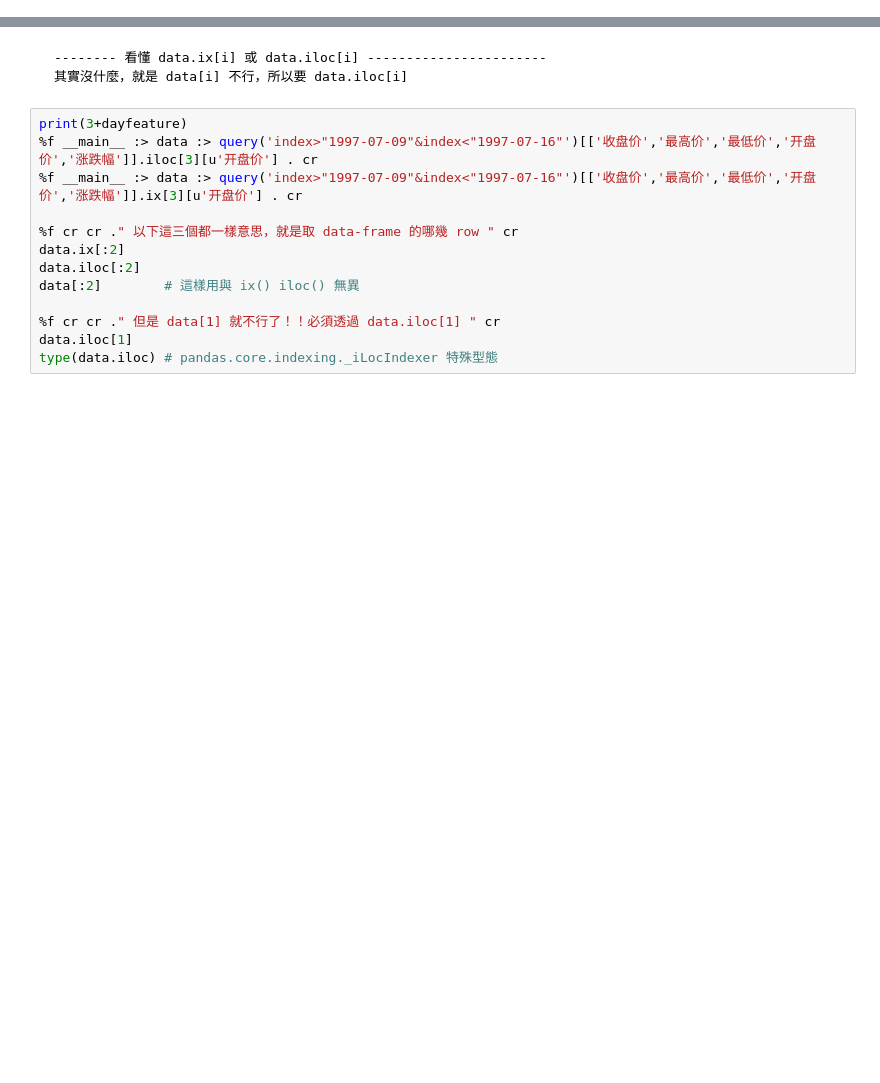
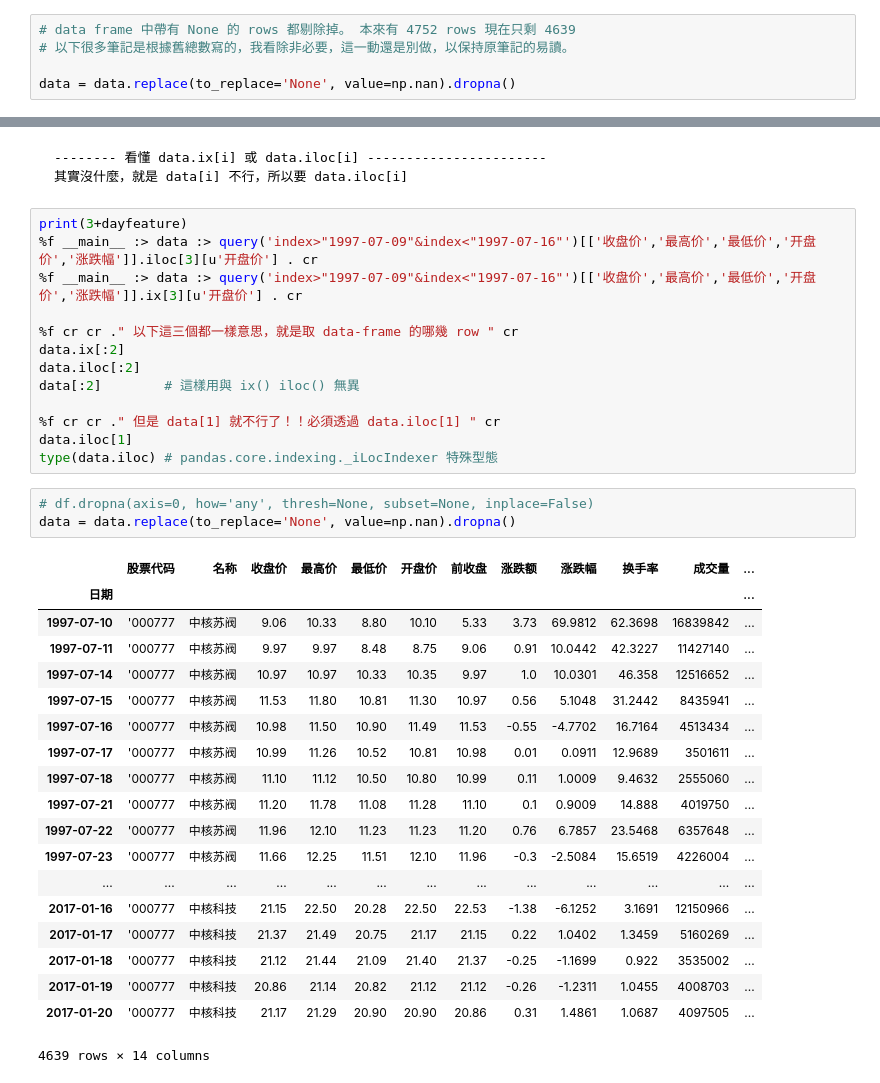
Before and after one commit to hcchengithub/twstock, a Jupyter notebook: cnstock.ipynb, the cells around one changed output, grey strips where cells are left out. Saved outputs shown, nothing was run; the diff lists cells and outputs as text; blank space fills up the shorter version.

```diff
--- a/cnstock.ipynb
+++ b/cnstock.ipynb
@@ -21,3 +21,8 @@ data=pd.read_csv('000777.csv',encoding='gbk',parse_dates=[0],index_col=0)
+# %%
+# data frame 中帶有 None 的 rows 都剔除掉。 本來有 4752 rows 現在只剩 4639
+# 以下很多筆記是根據舊總數寫的，我看除非必要，這一動還是別做，以保持原筆記的易讀。
+
+data = data.replace(to_replace='None', value=np.nan).dropna()
 # %%
 # pdb.set_trace() # data 本來是新的在上面
 data.sort_index(0,ascending=True,inplace=True) # 排序 sort 過後變成最舊的在上面
@@ -301,3 +257,26 @@ data[:2]        # 這樣用與 ix() iloc() 無異
 %f cr cr ." 但是 data[1] 就不行了！！必須透過 data.iloc[1] " cr
 data.iloc[1]
 type(data.iloc) # pandas.core.indexing._iLocIndexer 特殊型態
+# %%
+# df.dropna(axis=0, how='any', thresh=None, subset=None, inplace=False)
+data = data.replace(to_replace='None', value=np.nan).dropna()
+# %% [output]
+|  | 股票代码 | 名称 | 收盘价 | 最高价 | 最低价 | 开盘价 | 前收盘 | 涨跌额 | 涨跌幅 | 换手率 | 成交量 | ... |
+| 日期 |  |  |  |  |  |  |  |  |  |  |  | ... |
+| 1997-07-10 | '000777 | 中核苏阀 | 9.06 | 10.33 | 8.80 | 10.10 | 5.33 | 3.73 | 69.9812 | 62.3698 | 16839842 | ... |
+| 1997-07-11 | '000777 | 中核苏阀 | 9.97 | 9.97 | 8.48 | 8.75 | 9.06 | 0.91 | 10.0442 | 42.3227 | 11427140 | ... |
+| 1997-07-14 | '000777 | 中核苏阀 | 10.97 | 10.97 | 10.33 | 10.35 | 9.97 | 1.0 | 10.0301 | 46.358 | 12516652 | ... |
+| 1997-07-15 | '000777 | 中核苏阀 | 11.53 | 11.80 | 10.81 | 11.30 | 10.97 | 0.56 | 5.1048 | 31.2442 | 8435941 | ... |
+| 1997-07-16 | '000777 | 中核苏阀 | 10.98 | 11.50 | 10.90 | 11.49 | 11.53 | -0.55 | -4.7702 | 16.7164 | 4513434 | ... |
+| 1997-07-17 | '000777 | 中核苏阀 | 10.99 | 11.26 | 10.52 | 10.81 | 10.98 | 0.01 | 0.0911 | 12.9689 | 3501611 | ... |
+| 1997-07-18 | '000777 | 中核苏阀 | 11.10 | 11.12 | 10.50 | 10.80 | 10.99 | 0.11 | 1.0009 | 9.4632 | 2555060 | ... |
+| 1997-07-21 | '000777 | 中核苏阀 | 11.20 | 11.78 | 11.08 | 11.28 | 11.10 | 0.1 | 0.9009 | 14.888 | 4019750 | ... |
+| 1997-07-22 | '000777 | 中核苏阀 | 11.96 | 12.10 | 11.23 | 11.23 | 11.20 | 0.76 | 6.7857 | 23.5468 | 6357648 | ... |
+| 1997-07-23 | '000777 | 中核苏阀 | 11.66 | 12.25 | 11.51 | 12.10 | 11.96 | -0.3 | -2.5084 | 15.6519 | 4226004 | ... |
+| ... | ... | ... | ... | ... | ... | ... | ... | ... | ... | ... | ... | ... |
+| 2017-01-16 | '000777 | 中核科技 | 21.15 | 22.50 | 20.28 | 22.50 | 22.53 | -1.38 | -6.1252 | 3.1691 | 12150966 | ... |
+| 2017-01-17 | '000777 | 中核科技 | 21.37 | 21.49 | 20.75 | 21.17 | 21.15 | 0.22 | 1.0402 | 1.3459 | 5160269 | ... |
+| 2017-01-18 | '000777 | 中核科技 | 21.12 | 21.44 | 21.09 | 21.40 | 21.37 | -0.25 | -1.1699 | 0.922 | 3535002 | ... |
+| 2017-01-19 | '000777 | 中核科技 | 20.86 | 21.14 | 20.82 | 21.12 | 21.12 | -0.26 | -1.2311 | 1.0455 | 4008703 | ... |
+| 2017-01-20 | '000777 | 中核科技 | 21.17 | 21.29 | 20.90 | 20.90 | 20.86 | 0.31 | 1.4861 | 1.0687 | 4097505 | ... |
+4639 rows × 14 columns
```
Also changed, not shown: parts of 17 cells of this notebook.
